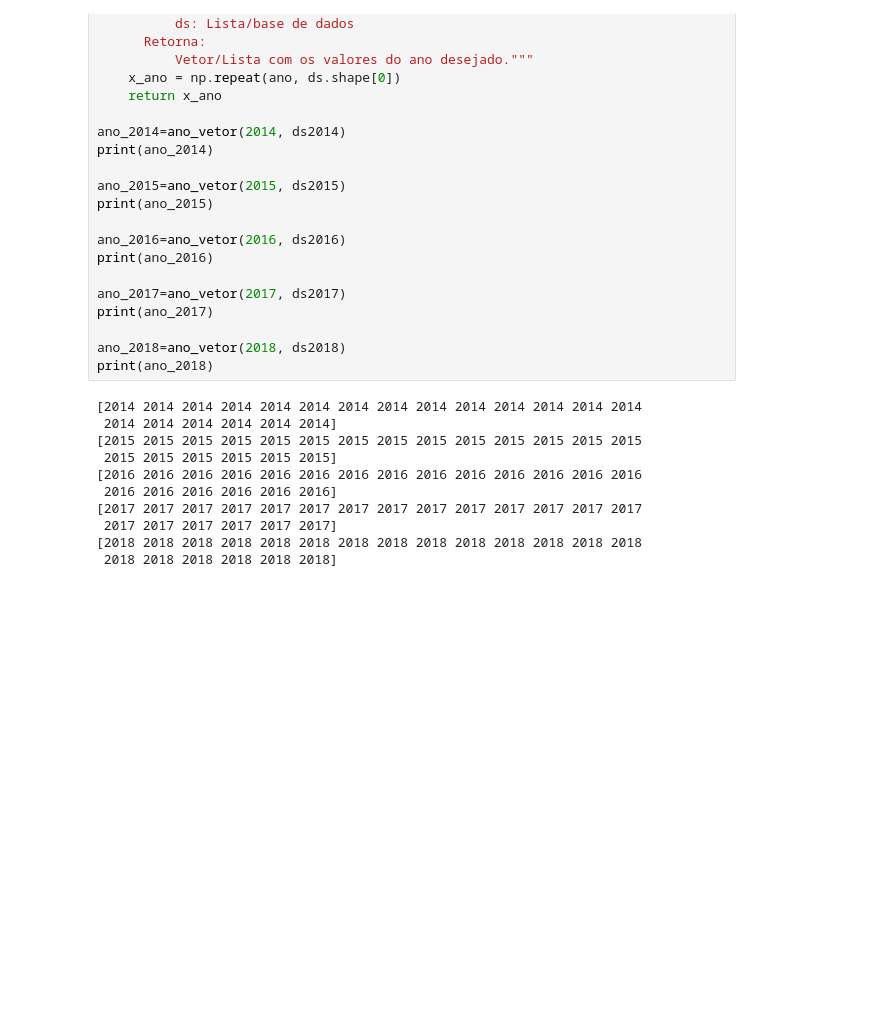
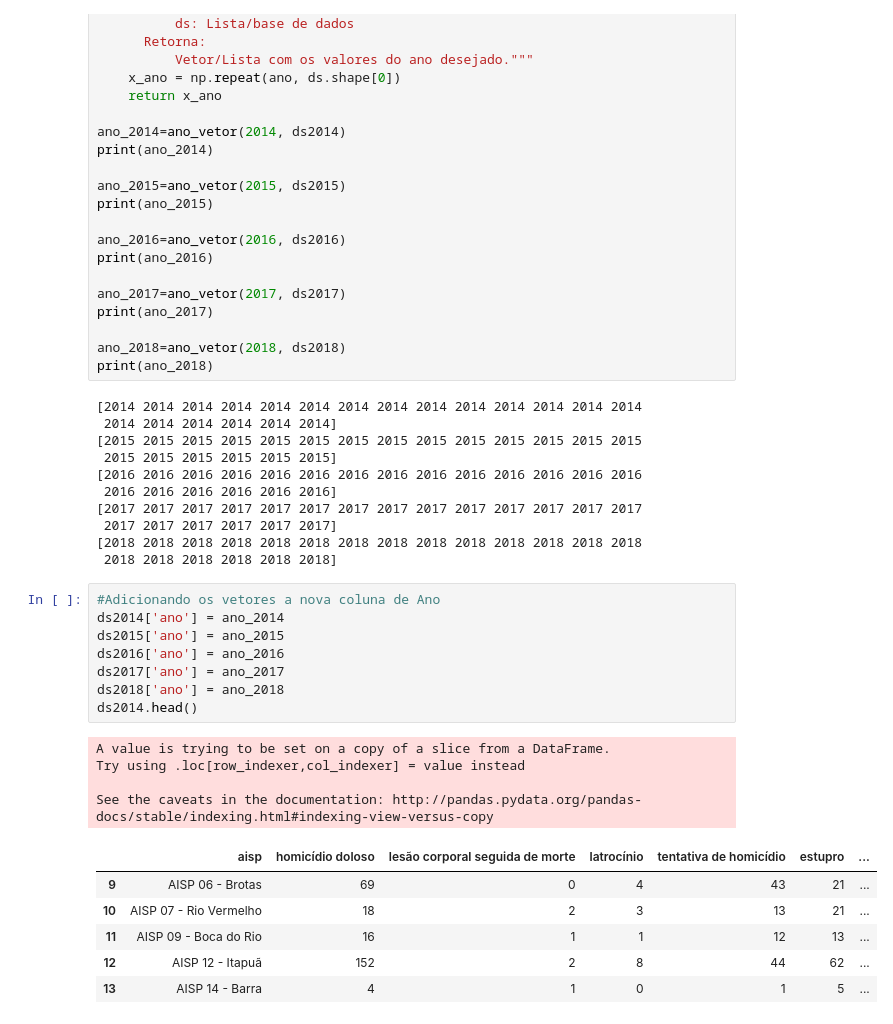
Before and after one commit to jcpsantos/projeto_safe_salvador, a Jupyter notebook: dados_seg_pub_ssa.ipynb, the cells around one changed output. Saved outputs shown, nothing was run; the diff lists cells and outputs as text; blank space fills up the shorter version.

```diff
--- a/dados_seg_pub_ssa.ipynb
+++ b/dados_seg_pub_ssa.ipynb
@@ -339,3 +339,22 @@ print(ano_2018)
  2017 2017 2017 2017 2017 2017]
 [2018 2018 2018 2018 2018 2018 2018 2018 2018 2018 2018 2018 2018 2018
  2018 2018 2018 2018 2018 2018]
+# %%
+#Adicionando os vetores a nova coluna de Ano
+ds2014['ano'] = ano_2014
+ds2015['ano'] = ano_2015
+ds2016['ano'] = ano_2016
+ds2017['ano'] = ano_2017
+ds2018['ano'] = ano_2018
+ds2014.head()
+# %% [output]
+A value is trying to be set on a copy of a slice from a DataFrame.
+Try using .loc[row_indexer,col_indexer] = value instead
+
+See the caveats in the documentation: http://pandas.pydata.org/pandas-docs/stable/indexing.html#indexing-view-versus-copy
+|  | aisp | homicídio doloso | lesão corporal seguida de morte | latrocínio | tentativa de homicídio | estupro | ... |
+| 9 | AISP 06 - Brotas | 69 | 0 | 4 | 43 | 21 | ... |
+| 10 | AISP 07 - Rio Vermelho | 18 | 2 | 3 | 13 | 21 | ... |
+| 11 | AISP 09 - Boca do Rio | 16 | 1 | 1 | 12 | 13 | ... |
+| 12 | AISP 12 - Itapuã | 152 | 2 | 8 | 44 | 62 | ... |
+| 13 | AISP 14 - Barra | 4 | 1 | 0 | 1 | 5 | ... |
```
Also changed, not shown: parts of 2 cells of this notebook.
